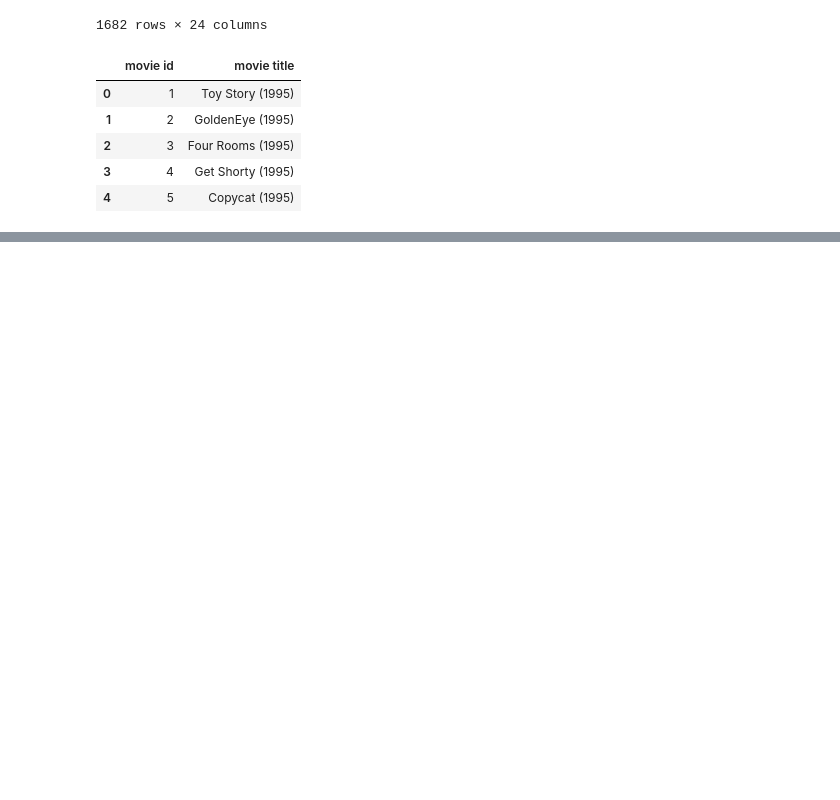
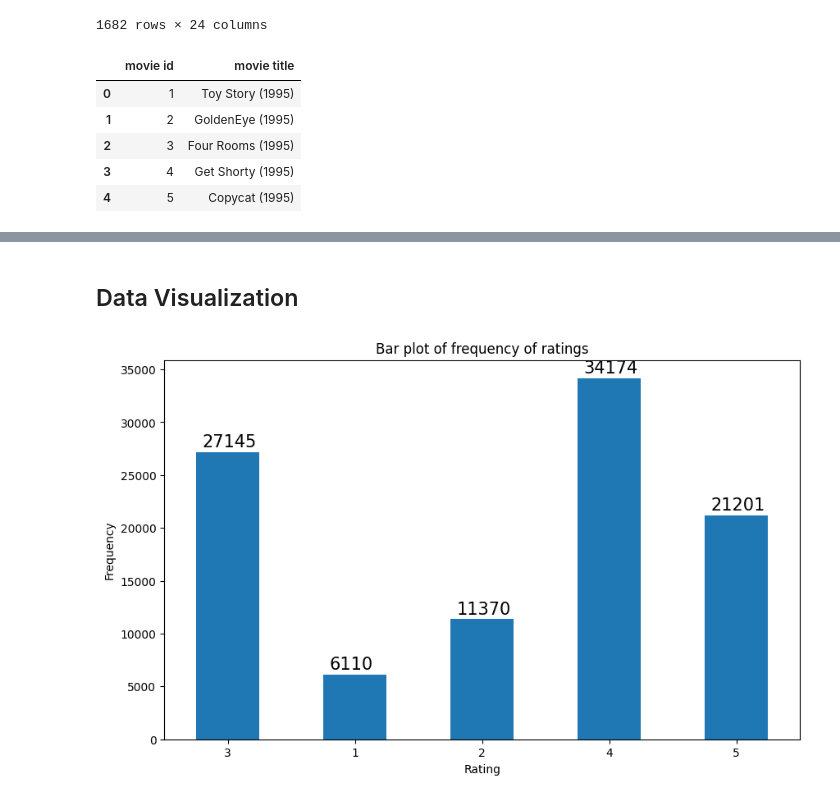
Before and after one commit to ShashankMk031/Recommendation-system, a Jupyter notebook: knowledge_based_recommender_system.ipynb, the cells around one changed output, grey strips where cells are left out. Saved outputs shown, nothing was run; the diff lists cells and outputs as text; code cells hidden in the pictures; blank space fills up the shorter version.

```diff
--- a/knowledge_based_recommender_system.ipynb
+++ b/knowledge_based_recommender_system.ipynb
@@ -113,0 +116,3 @@ movie_dataset.head()
+# %%
+merged_dataset = pd.merge(dataset, movie_dataset, how = 'inner', on = 'movie id')
+merged_dataset.head()
@@ -113,0 +138,14 @@ movie_dataset.head()
+# %% [markdown]
+## Data Visualization
+# %%
+merged_dataset['rating'].value_counts(sort = False).plot(kind = 'bar', figsize = (10, 6), use_index=True, rot = 0)
+plt.title("Bar plot of frequency of ratings")
+plt.xlabel("Rating")
+plt.ylabel("Frequency")
+
+label = list(merged_dataset['rating'].value_counts(sort = False))
+r4 = [1,2,3,4,5]
+for i in range(len(label)):
+    plt.text(x = r4[i] -1.2 , y = label[i] + 500,s = label[i],size = 15)
+# %% [output]
+[figure, added]
```
Also changed, not shown: parts of 5 cells of this notebook.
